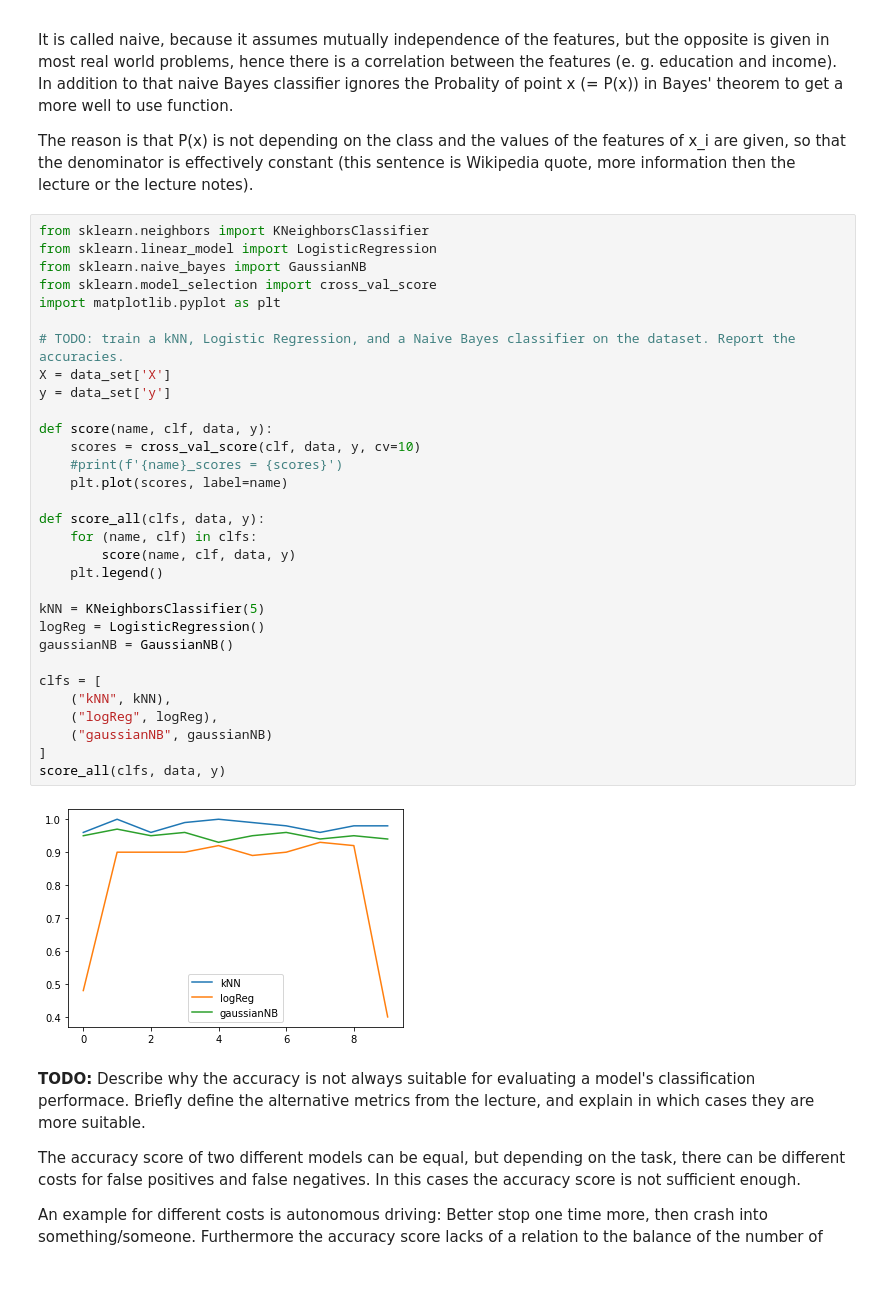
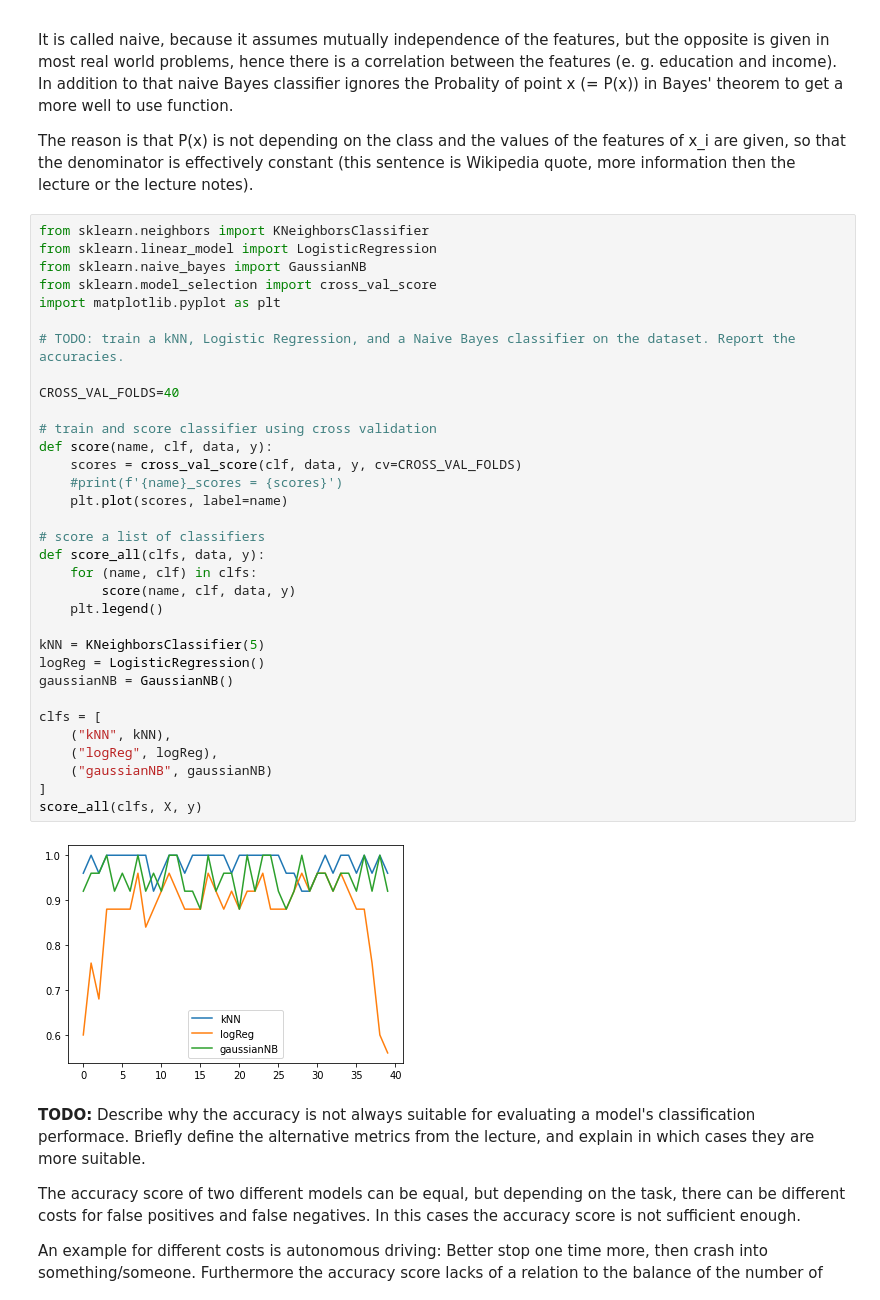
Before and after one commit to mankinskin/ml_projects, a Jupyter notebook: project2/Project2.ipynb, the cells around one changed output. Cells and saved outputs as stored; diff of their text form.

```diff
--- a/project2/Project2.ipynb
+++ b/project2/Project2.ipynb
@@ -102,36 +109,38 @@ features of x_i are given, so that the denominator is effectively constant
 # %%
 from sklearn.neighbors import KNeighborsClassifier
 from sklearn.linear_model import LogisticRegression
 from sklearn.naive_bayes import GaussianNB
 from sklearn.model_selection import cross_val_score
 import matplotlib.pyplot as plt
 
 # TODO: train a kNN, Logistic Regression, and a Naive Bayes classifier on the dataset. Report the accuracies.
-X = data_set['X']
-y = data_set['y']
 
+CROSS_VAL_FOLDS=40
+
+# train and score classifier using cross validation
 def score(name, clf, data, y):
-    scores = cross_val_score(clf, data, y, cv=10)
+    scores = cross_val_score(clf, data, y, cv=CROSS_VAL_FOLDS)
     #print(f'{name}_scores = {scores}')
     plt.plot(scores, label=name)
 
+# score a list of classifiers
 def score_all(clfs, data, y):
     for (name, clf) in clfs:
         score(name, clf, data, y)
     plt.legend()
 
 kNN = KNeighborsClassifier(5)
 logReg = LogisticRegression()
 gaussianNB = GaussianNB()
 
 clfs = [
     ("kNN", kNN),
     ("logReg", logReg),
     ("gaussianNB", gaussianNB)
 ]
-score_all(clfs, data, y)
+score_all(clfs, X, y)
 # %% [output]
-[figure, old version]
+[figure, new version]
 # %% [markdown]
 **TODO:** Describe why the accuracy is not always suitable for evaluating a model's classification performace. Briefly define the alternative metrics from the lecture, and explain in which cases they are more suitable.
 
```
Also changed, not shown: parts of 13 cells of this notebook.
